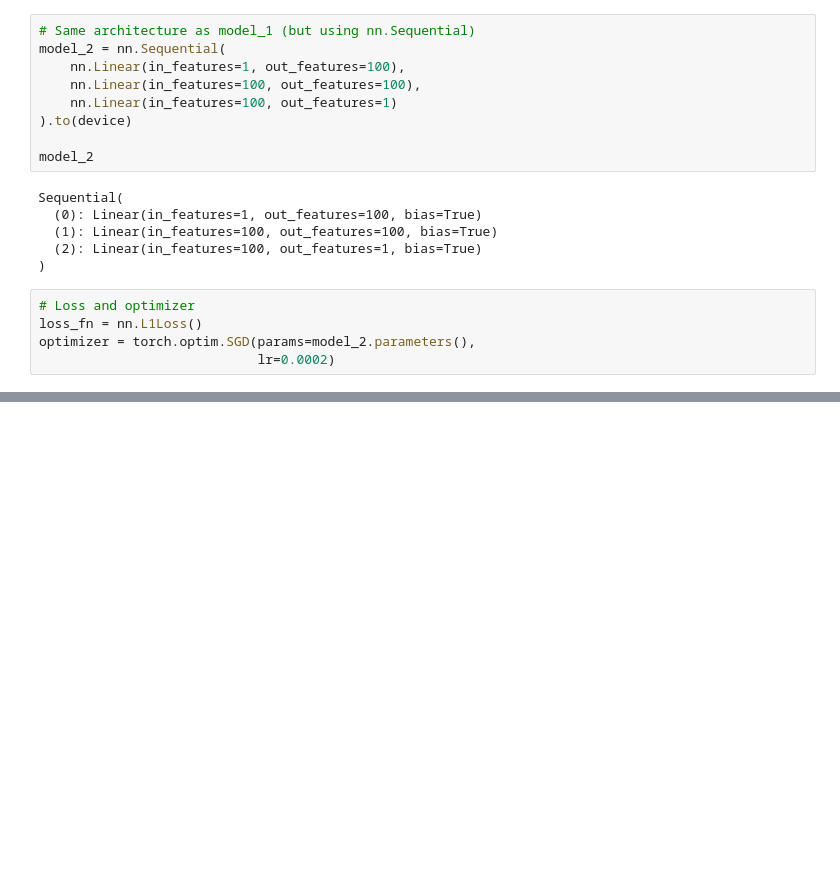
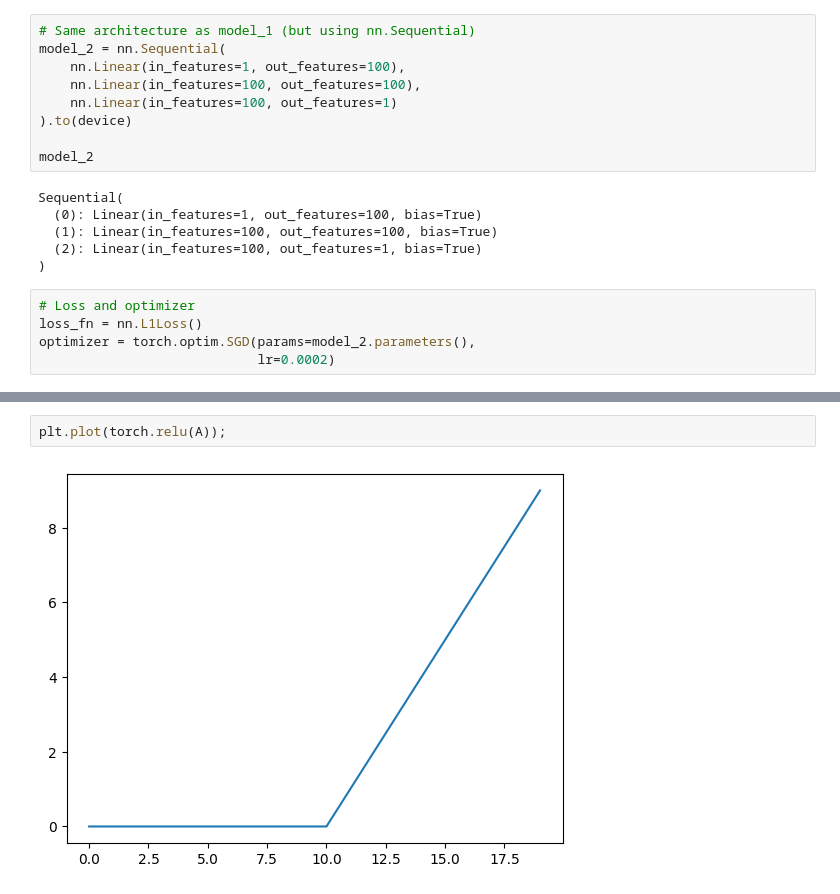
Before and after one commit to Cyborgkong/pytorch-crashcourse-for-beginners, a Jupyter notebook: 02_pytorch_classification.ipynb, the cells around one changed output, grey strips where cells are left out. Saved outputs shown, nothing was run; the diff lists cells and outputs as text; blank space fills up the shorter version.

```diff
--- a/02_pytorch_classification.ipynb
+++ b/02_pytorch_classification.ipynb
@@ -706,0 +898,4 @@ plot_predictions(train_data=X_train_reg,
+# %%
+plt.plot(torch.relu(A));
+# %% [output]
+[figure, added]
```
Also changed, not shown: parts of 31 cells of this notebook.
